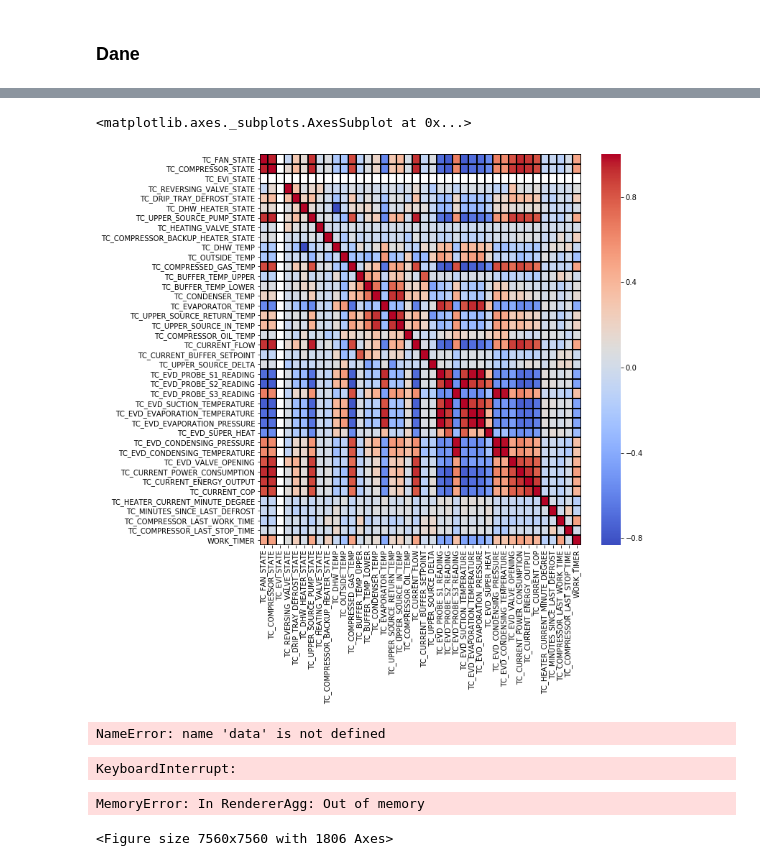
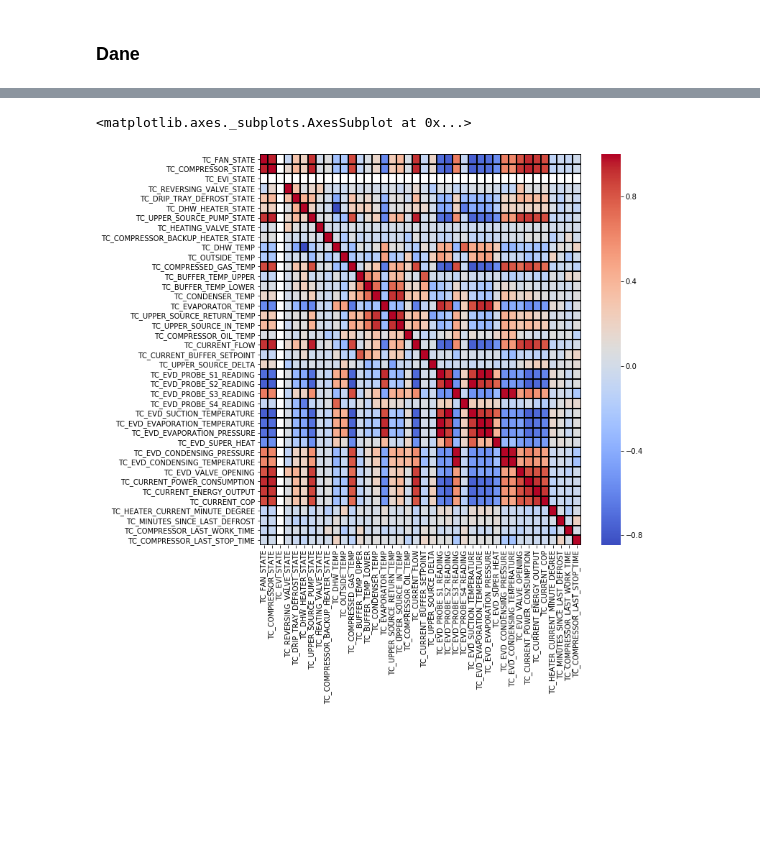
Before and after one commit to MarcinFilipek/HeatPump, a Jupyter notebook: jupyter/Analiza_pracy_kompresora.ipynb, the cells around one changed output, grey strips where cells are left out. Saved outputs shown, nothing was run; the diff lists cells and outputs as text; code cells hidden in the pictures; blank space fills up the shorter version.

Commit message:
First models and check work

```diff
--- a/jupyter/Analiza_pracy_kompresora.ipynb
+++ b/jupyter/Analiza_pracy_kompresora.ipynb
@@ -171,13 +170,8 @@ Wall time: 14min 6s
 # %%
 columns = list(parameters.keys())
-columns.append('WORK_TIMER')
 corr = data[columns].corr()
 plt.figure(figsize=(10,10))
 sns.heatmap(corr, cmap= 'coolwarm', linewidths=1, linecolor='black', annot=False)
 # %% [output]
 <matplotlib.axes._subplots.AxesSubplot at 0x...>
-[figure, old version]
+[figure, new version]
-# %%
-data.to_csv('../data_for_models/data.csv')
-# %% [output]
-NameError: name 'data' is not defined
@@ -186,6 +177,0 @@ data = pd.read_csv('../data_for_models/data.csv')
-# %%
-sns.pairplot(data=data);
-# %% [output]
-KeyboardInterrupt:
-MemoryError: In RendererAgg: Out of memory
-<Figure size 7560x7560 with 1806 Axes>
```
Also changed, not shown: parts of 6 cells of this notebook, 8 other files.
